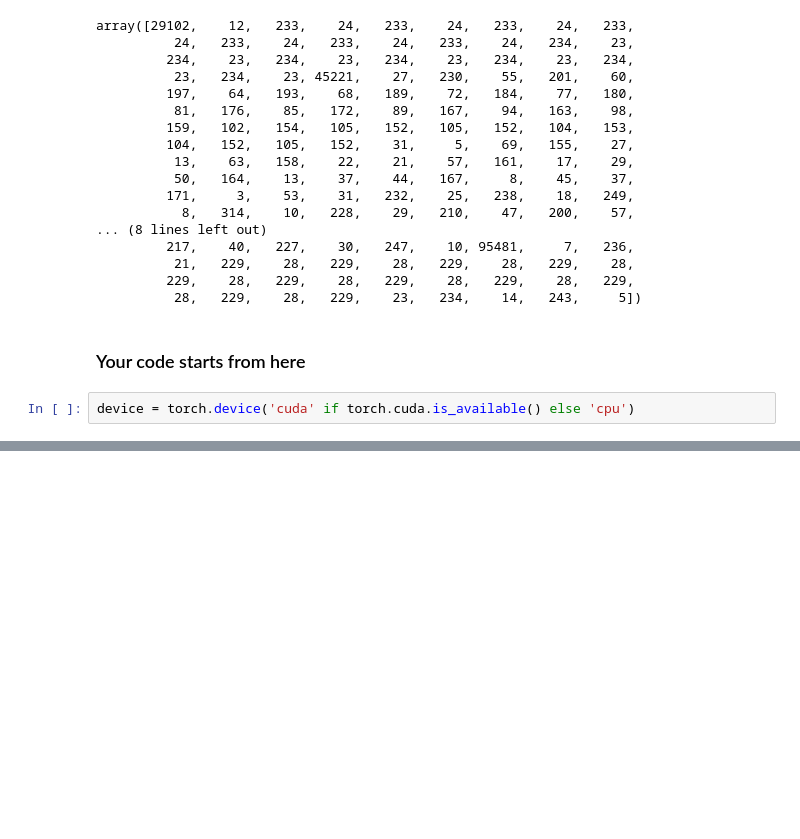
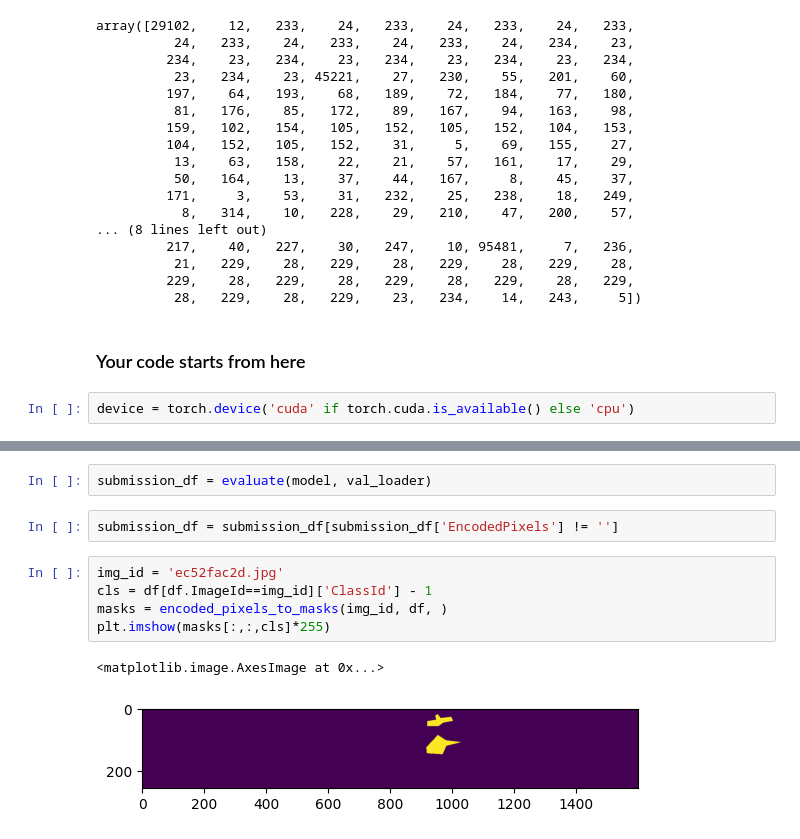
Before and after one commit to Smart781/DL_HSE_2025_fall, a Jupyter notebook: homeworks/hw2/Artyom_Smorodskij/hw2.ipynb, the cells around one changed output, grey strips where cells are left out. Saved outputs shown, nothing was run; the diff lists cells and outputs as text; blank space fills up the shorter version.

```diff
--- a/homeworks/hw2/Artyom_Smorodskij/hw2.ipynb
+++ b/homeworks/hw2/Artyom_Smorodskij/hw2.ipynb
@@ -424,0 +465,12 @@ Loaded best model with Val Dice: 0.7826
+# %%
+submission_df = evaluate(model, val_loader)
+# %%
+submission_df = submission_df[submission_df['EncodedPixels'] != '']
+# %%
+img_id = 'ec52fac2d.jpg'
+cls = df[df.ImageId==img_id]['ClassId'] - 1
+masks = encoded_pixels_to_masks(img_id, df, )
+plt.imshow(masks[:,:,cls]*255)
+# %% [output]
+<matplotlib.image.AxesImage at 0x...>
+[figure, added]
```
Also changed, not shown: parts of 13 cells of this notebook.
